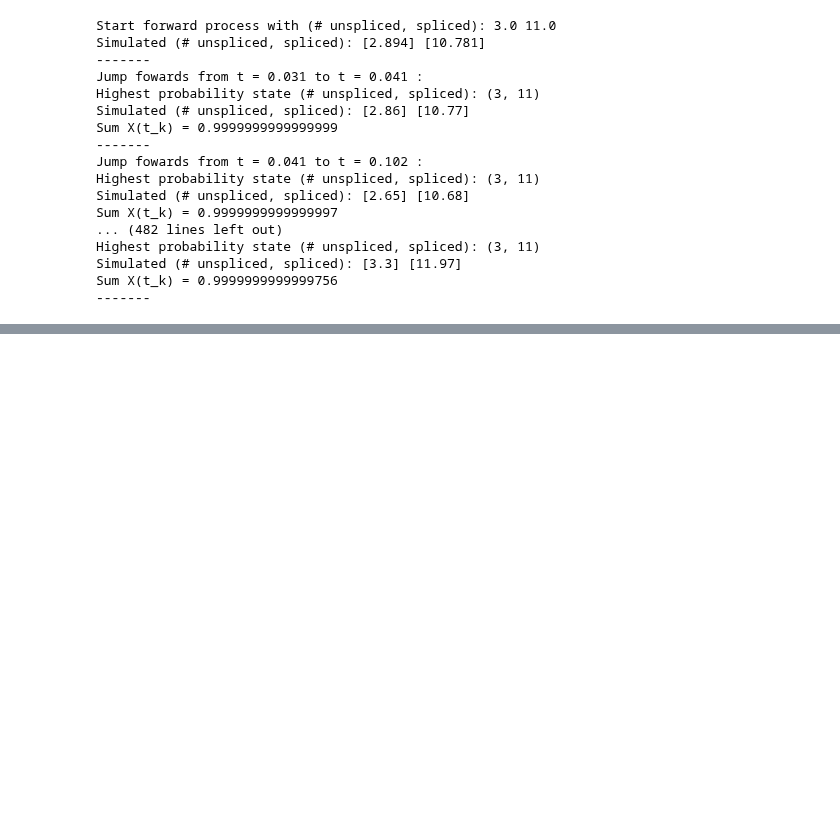
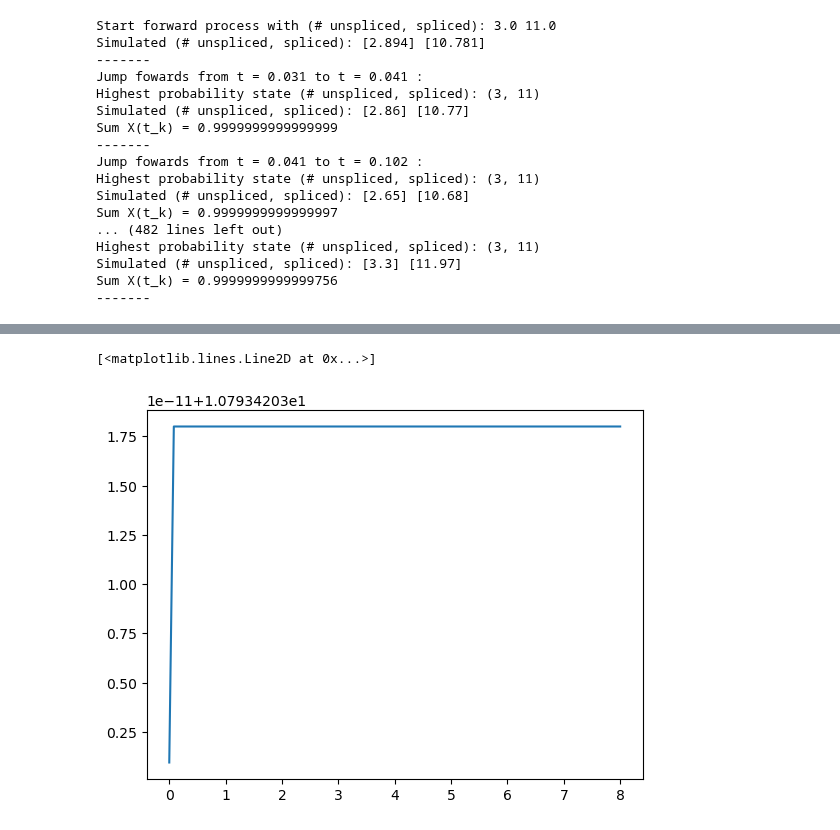
Before and after one commit to reliscu/chronocell_simulations, a Jupyter notebook: testing_new_RNA_history_code.ipynb, the cells around one changed output, grey strips where cells are left out. Cells and saved outputs as stored; diff of their text form; code cells hidden in the pictures; blank space fills up the shorter version.

```diff
--- a/testing_new_RNA_history_code.ipynb
+++ b/testing_new_RNA_history_code.ipynb
@@ -522,0 +493,6 @@ Sum X(t_k) = 0.9999999999999756
+# %%
+W = np.array([[-beta, 0], [beta, -gamma]])
+
+b = []
+for i in range(topo.shape[1]-1):
+    b.append(np.array([alpha[i], 0]))
@@ -522,0 +519,14 @@ Sum X(t_k) = 0.9999999999999756
+# %%
+X_fwd = np.zeros(shape=(Y.shape[0], 2), dtype="float") # np.zeros(shape=(Y.shape[1], len(t)), dtype="float")
+X_fwd[0, :] = np.array([a0, (a0 * beta)/gamma]) # [Y[0, :, 0], Y[0, :, 1]]).T
+
+for k in range(len(t)-1):
+    t_curr, t_next = t[k], t[k+1]
+    state_curr, state_next = state_grid[k], state_grid[k+1]
+    X_curr = X_fwd[0, :][:, None]
+
+    if state_curr == state_next:
+        dt = t_next - t_curr
+        X_next = X_curr + dt * ((W @ X_curr) + b[state_curr][:, None])
+
+    X_fwd[k+1, :] = np.squeeze(X_next)
@@ -522,0 +597,5 @@ Sum X(t_k) = 0.9999999999999756
+# %%
+plt.plot(t, X_fwd[:, 1])
+# %% [output]
+[<matplotlib.lines.Line2D at 0x...>]
+[figure, added]
```
Also changed, not shown: parts of 24 cells of this notebook, 1 other file.
